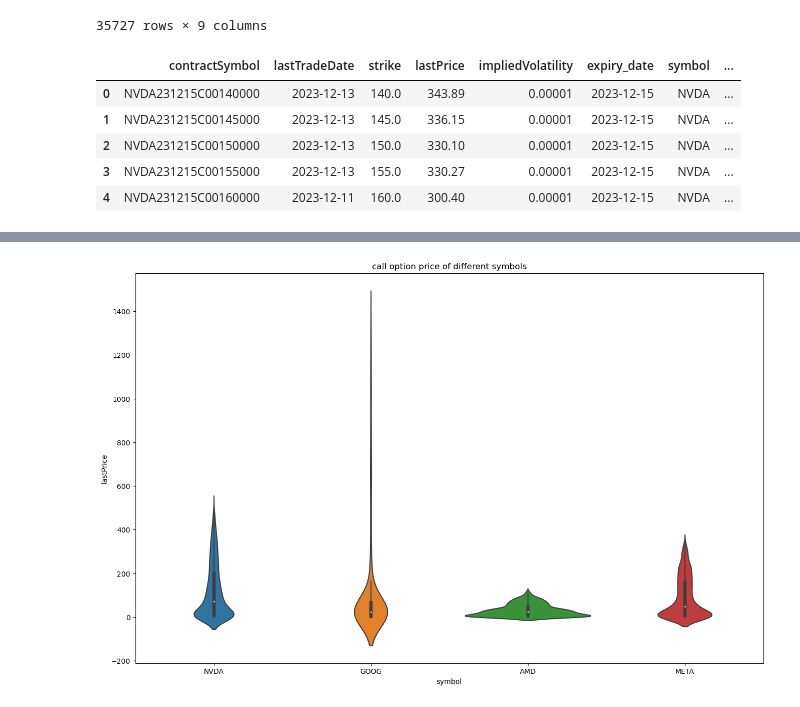
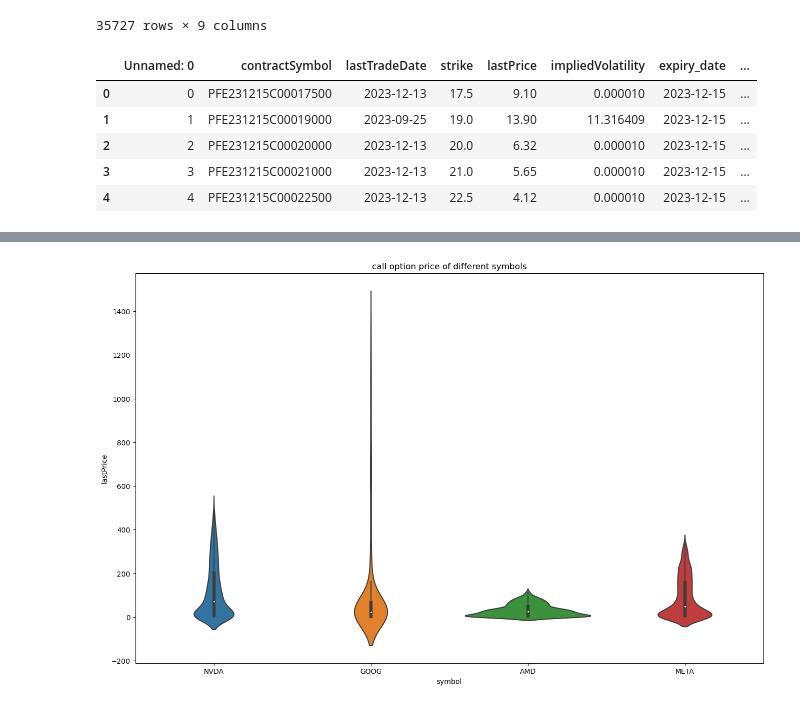
Before and after one commit to OmarAhmed03/PDE-BS_MODEL, a Jupyter notebook: Data_Collection_analysis.ipynb, the cells around one changed output, grey strips where cells are left out. Cells and saved outputs as stored; diff of their text form; code cells hidden in the pictures.

```diff
--- a/Data_Collection_analysis.ipynb
+++ b/Data_Collection_analysis.ipynb
@@ -256,12 +276,12 @@ See the caveats in the documentation: https://pandas.pydata.org/pandas-docs/stab
 | 14 | PINS260116C00050000 | 2023-12-13 | 50.0 | 5.50 | 0.062509 | 2026-01-16 | PINS | ... |
 35727 rows × 9 columns
 # %%
-#dff = pd.read_excel("cleaned data2.xlsx")
-dff.head()
+#dff = pd.read_csv("dataset.csv")
+#dff.head()
 # %% [output]
-|  | contractSymbol | lastTradeDate | strike | lastPrice | impliedVolatility | expiry_date | symbol | ... |
-| 0 | NVDA231215C00140000 | 2023-12-13 | 140.0 | 343.89 | 0.00001 | 2023-12-15 | NVDA | ... |
-| 1 | NVDA231215C00145000 | 2023-12-13 | 145.0 | 336.15 | 0.00001 | 2023-12-15 | NVDA | ... |
-| 2 | NVDA231215C00150000 | 2023-12-13 | 150.0 | 330.10 | 0.00001 | 2023-12-15 | NVDA | ... |
-| 3 | NVDA231215C00155000 | 2023-12-13 | 155.0 | 330.27 | 0.00001 | 2023-12-15 | NVDA | ... |
-| 4 | NVDA231215C00160000 | 2023-12-11 | 160.0 | 300.40 | 0.00001 | 2023-12-15 | NVDA | ... |
+|  | Unnamed: 0 | contractSymbol | lastTradeDate | strike | lastPrice | impliedVolatility | expiry_date | ... |
+| 0 | 0 | PFE231215C00017500 | 2023-12-13 | 17.5 | 9.10 | 0.000010 | 2023-12-15 | ... |
+| 1 | 1 | PFE231215C00019000 | 2023-09-25 | 19.0 | 13.90 | 11.316409 | 2023-12-15 | ... |
+| 2 | 2 | PFE231215C00020000 | 2023-12-13 | 20.0 | 6.32 | 0.000010 | 2023-12-15 | ... |
+| 3 | 3 | PFE231215C00021000 | 2023-12-13 | 21.0 | 5.65 | 0.000010 | 2023-12-15 | ... |
+| 4 | 4 | PFE231215C00022500 | 2023-12-13 | 22.5 | 4.12 | 0.000010 | 2023-12-15 | ... |
```
Also changed, not shown: parts of 27 cells of this notebook.
